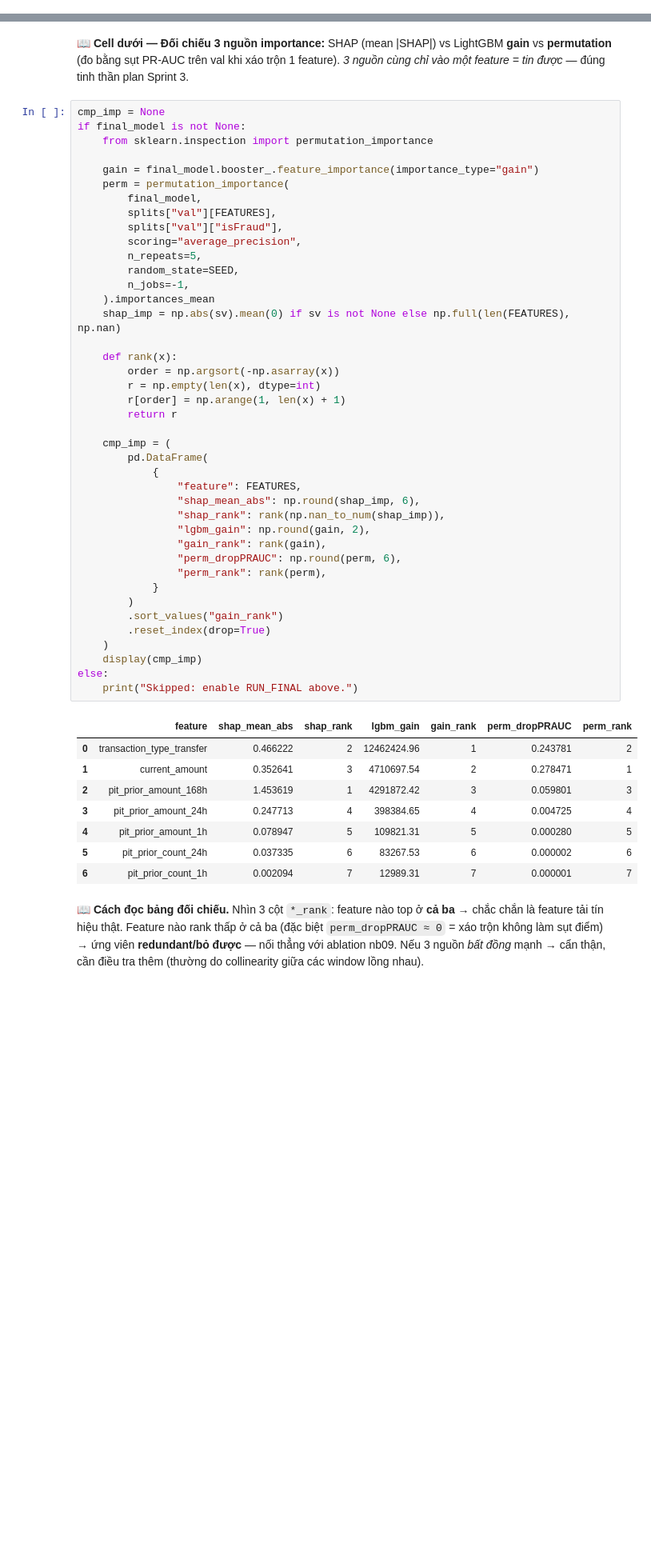
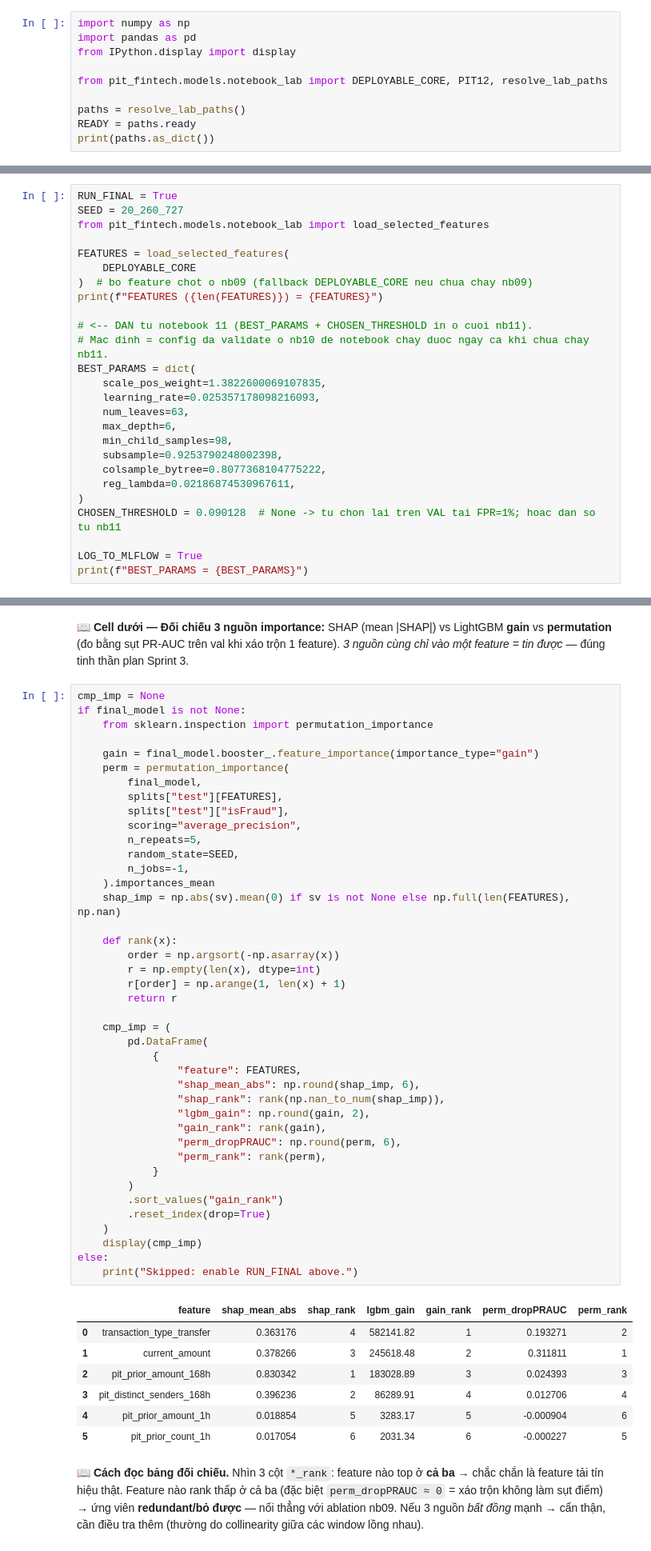
Before and after one commit to fishperson113/pit-fintech, a Jupyter notebook: notebooks/12_shap_final_evaluation.ipynb, the cells around one changed output, grey strips where cells are left out. Shown at 80% size. Drawn from its saved outputs; the diff is of its cells as text; blank space fills up the shorter version.

```diff
--- a/notebooks/12_shap_final_evaluation.ipynb
+++ b/notebooks/12_shap_final_evaluation.ipynb
@@ -82,0 +16,10 @@ print({"ready": READY})
+# %%
+import numpy as np
+import pandas as pd
+from IPython.display import display
+
+from pit_fintech.models.notebook_lab import DEPLOYABLE_CORE, PIT12, resolve_lab_paths
+
+paths = resolve_lab_paths()
+READY = paths.ready
+print(paths.as_dict())
@@ -169,0 +34,26 @@ spw=21.4019 | CHOSEN_THRESHOLD=0.595365 | trained on 2,653,729 rows
+# %%
+RUN_FINAL = True
+SEED = 20_260_727
+from pit_fintech.models.notebook_lab import load_selected_features
+
+FEATURES = load_selected_features(
+    DEPLOYABLE_CORE
+)  # bo feature chot o nb09 (fallback DEPLOYABLE_CORE neu chua chay nb09)
+print(f"FEATURES ({len(FEATURES)}) = {FEATURES}")
+
+# <-- DAN tu notebook 11 (BEST_PARAMS + CHOSEN_THRESHOLD in o cuoi nb11).
+# Mac dinh = config da validate o nb10 de notebook chay duoc ngay ca khi chua chay nb11.
+BEST_PARAMS = dict(
+    scale_pos_weight=1.3822600069107835,
+    learning_rate=0.025357178098216093,
+    num_leaves=63,
+    max_depth=6,
+    min_child_samples=98,
+    subsample=0.9253790248002398,
+    colsample_bytree=0.8077368104775222,
+    reg_lambda=0.02186874530967611,
+)
+CHOSEN_THRESHOLD = 0.090128  # None -> tu chon lai tren VAL tai FPR=1%; hoac dan so tu nb11
+
+LOG_TO_MLFLOW = True
+print(f"BEST_PARAMS = {BEST_PARAMS}")
@@ -335,48 +280,47 @@ if final_model is not None:
     gain = final_model.booster_.feature_importance(importance_type="gain")
     perm = permutation_importance(
         final_model,
-        splits["val"][FEATURES],
-        splits["val"]["isFraud"],
+        splits["test"][FEATURES],
+        splits["test"]["isFraud"],
         scoring="average_precision",
         n_repeats=5,
         random_state=SEED,
         n_jobs=-1,
     ).importances_mean
     shap_imp = np.abs(sv).mean(0) if sv is not None else np.full(len(FEATURES), np.nan)
 
     def rank(x):
         order = np.argsort(-np.asarray(x))
         r = np.empty(len(x), dtype=int)
         r[order] = np.arange(1, len(x) + 1)
         return r
 
     cmp_imp = (
         pd.DataFrame(
             {
                 "feature": FEATURES,
                 "shap_mean_abs": np.round(shap_imp, 6),
                 "shap_rank": rank(np.nan_to_num(shap_imp)),
                 "lgbm_gain": np.round(gain, 2),
                 "gain_rank": rank(gain),
                 "perm_dropPRAUC": np.round(perm, 6),
                 "perm_rank": rank(perm),
             }
         )
         .sort_values("gain_rank")
         .reset_index(drop=True)
     )
     display(cmp_imp)
 else:
     print("Skipped: enable RUN_FINAL above.")
 # %% [output]
 |  | feature | shap_mean_abs | shap_rank | lgbm_gain | gain_rank | perm_dropPRAUC | perm_rank |
-| 0 | transaction_type_transfer | 0.466222 | 2 | 12462424.96 | 1 | 0.243781 | 2 |
-| 1 | current_amount | 0.352641 | 3 | 4710697.54 | 2 | 0.278471 | 1 |
-| 2 | pit_prior_amount_168h | 1.453619 | 1 | 4291872.42 | 3 | 0.059801 | 3 |
-| 3 | pit_prior_amount_24h | 0.247713 | 4 | 398384.65 | 4 | 0.004725 | 4 |
-| 4 | pit_prior_amount_1h | 0.078947 | 5 | 109821.31 | 5 | 0.000280 | 5 |
-| 5 | pit_prior_count_24h | 0.037335 | 6 | 83267.53 | 6 | 0.000002 | 6 |
-| 6 | pit_prior_count_1h | 0.002094 | 7 | 12989.31 | 7 | 0.000001 | 7 |
+| 0 | transaction_type_transfer | 0.363176 | 4 | 582141.82 | 1 | 0.193271 | 2 |
+| 1 | current_amount | 0.378266 | 3 | 245618.48 | 2 | 0.311811 | 1 |
+| 2 | pit_prior_amount_168h | 0.830342 | 1 | 183028.89 | 3 | 0.024393 | 3 |
+| 3 | pit_distinct_senders_168h | 0.396236 | 2 | 86289.91 | 4 | 0.012706 | 4 |
+| 4 | pit_prior_amount_1h | 0.018854 | 5 | 3283.17 | 5 | -0.000904 | 6 |
+| 5 | pit_prior_count_1h | 0.017054 | 6 | 2031.34 | 6 | -0.000227 | 5 |
 # %% [markdown]
 📖 **Cách đọc bảng đối chiếu.** Nhìn 3 cột `*_rank`: feature nào top ở **cả ba** → chắc chắn là feature tải tín hiệu thật. Feature nào rank thấp ở cả ba (đặc biệt `perm_dropPRAUC ≈ 0` = xáo trộn không làm sụt điểm) → ứng viên **redundant/bỏ được** — nối thẳng với ablation nb09. Nếu 3 nguồn *bất đồng* mạnh → cẩn thận, cần điều tra thêm (thường do collinearity giữa các window lồng nhau).
 # %% [markdown]
```
Also changed, not shown: parts of 16 cells of this notebook, 20 other files.
